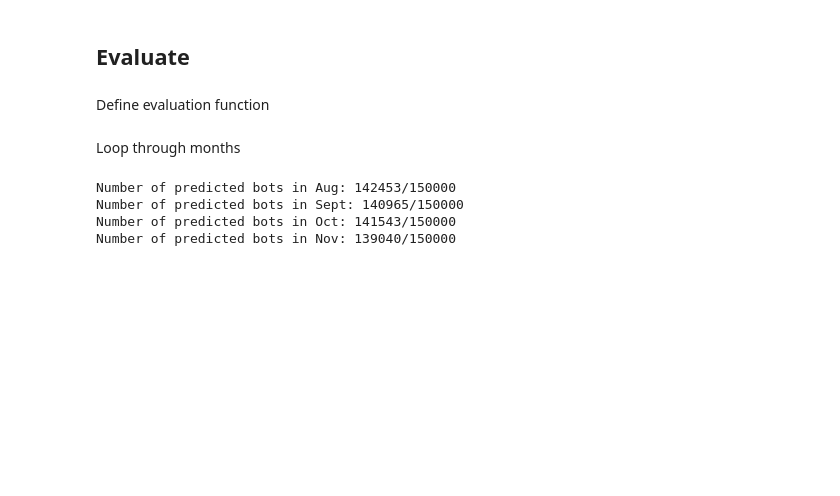
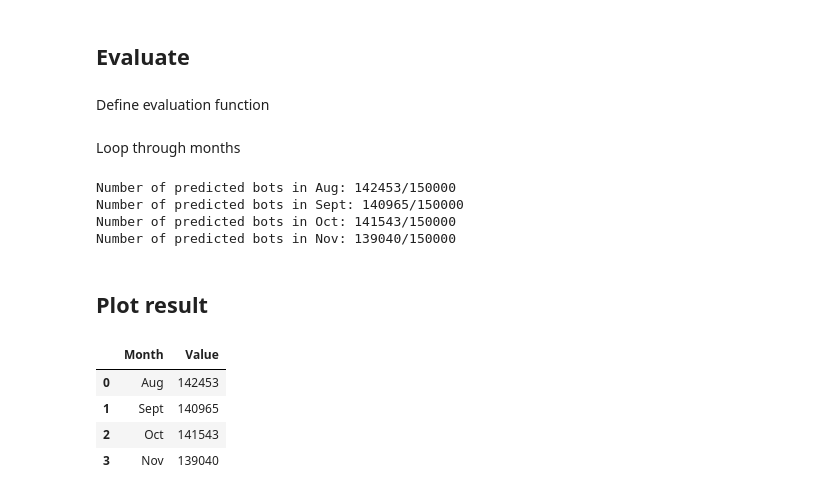
Before and after one commit to adjourn02/bot-detector, a Jupyter notebook: Elections_Data_Evaluation.ipynb, the cells around one changed output. Cells and saved outputs as stored; diff of their text form; code cells hidden in the pictures; blank space fills up the shorter version.

```diff
--- a/Elections_Data_Evaluation.ipynb
+++ b/Elections_Data_Evaluation.ipynb
@@ -128,3 +132,19 @@ Number of predicted bots in Aug: 142453/150000
 Number of predicted bots in Sept: 140965/150000
 Number of predicted bots in Oct: 141543/150000
 Number of predicted bots in Nov: 139040/150000
+# %% [markdown]
+## Plot result
+# %%
+names = ["Aug", "Sept", "Oct", "Nov"]
+predictions = [int(val.item()) for val in month_predictions]
+df = pd.DataFrame({
+    "Month": names,
+    "Value": predictions
+})
+df
+# %% [output]
+|  | Month | Value |
+| 0 | Aug | 142453 |
+| 1 | Sept | 140965 |
+| 2 | Oct | 141543 |
+| 3 | Nov | 139040 |
```
Also changed, not shown: parts of 3 cells of this notebook.
